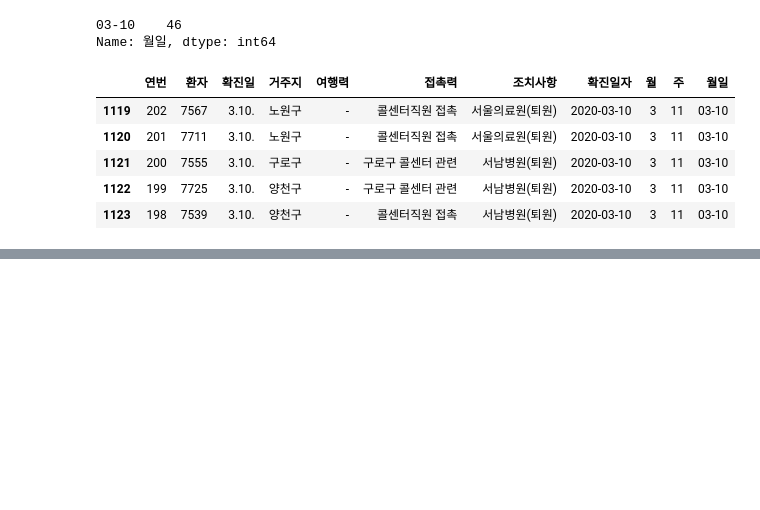
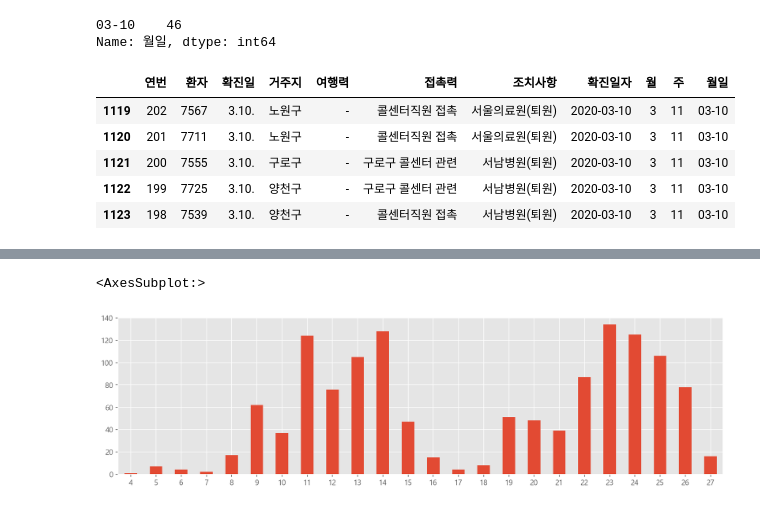
Before and after one commit to hdonghun/Python_analysis-visualization, a Jupyter notebook: 서울시 코로나19 발생현황 분석하기.ipynb, the cells around one changed output, grey strips where cells are left out. Cells and saved outputs as stored; diff of their text form; code cells hidden in the pictures; blank space fills up the shorter version.

```diff
--- a/서울시 코로나19 발생현황 분석하기.ipynb
+++ b/서울시 코로나19 발생현황 분석하기.ipynb
@@ -301,0 +308,5 @@ for i in range(len(month_case)):
+# %%
+weekly_case.plot.bar(figsize =(15,4), rot = 0)
+# %% [output]
+<AxesSubplot:>
+[figure, added]
```
Also changed, not shown: parts of 59 cells of this notebook.
